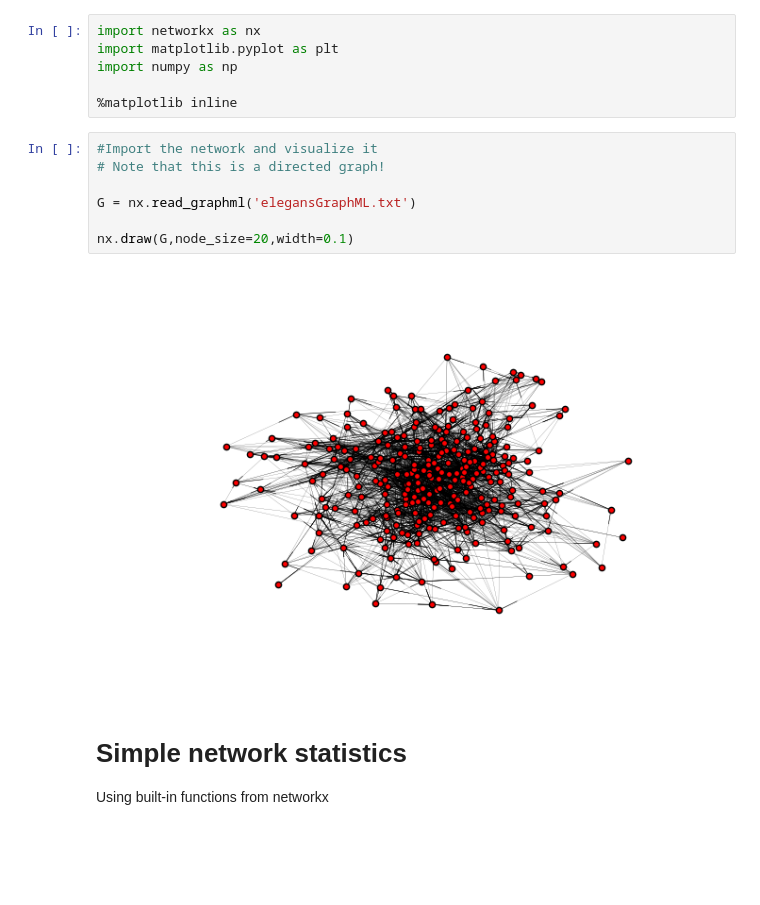
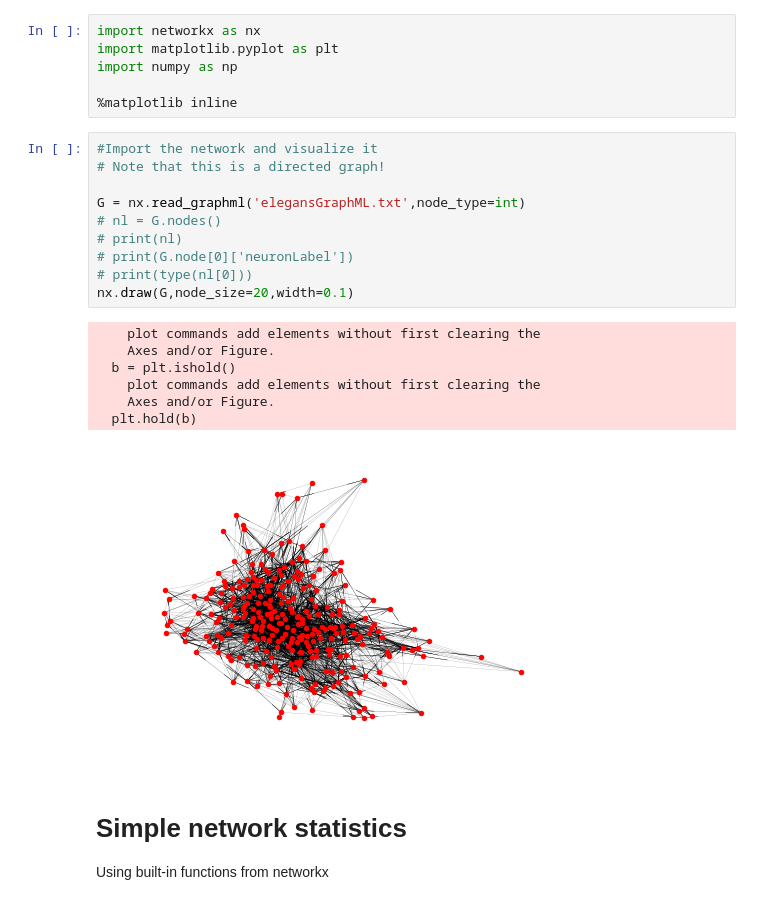
Before and after one commit to darthbeeblebrox/Network_Control, a Jupyter notebook: C_elegans_control.ipynb, the cells around one changed output. Saved outputs shown, nothing was run; the diff lists cells and outputs as text; blank space fills up the shorter version.

```diff
--- a/C_elegans_control.ipynb
+++ b/C_elegans_control.ipynb
@@ -10,12 +10,21 @@ import numpy as np
 # %%
 #Import the network and visualize it
 # Note that this is a directed graph!
 
-G = nx.read_graphml('elegansGraphML.txt')
-
+G = nx.read_graphml('elegansGraphML.txt',node_type=int)
+# nl = G.nodes()
+# print(nl)
+# print(G.node[0]['neuronLabel'])
+# print(type(nl[0]))
 nx.draw(G,node_size=20,width=0.1)
 # %% [output]
+    plot commands add elements without first clearing the
+    Axes and/or Figure.
+  b = plt.ishold()
+    plot commands add elements without first clearing the
+    Axes and/or Figure.
+  plt.hold(b)
-[figure, old version]
+[figure, new version]
 # %% [markdown]
 # Simple network statistics
 Using built-in functions from networkx
```
Also changed, not shown: parts of 2 cells of this notebook, 5 other files.
